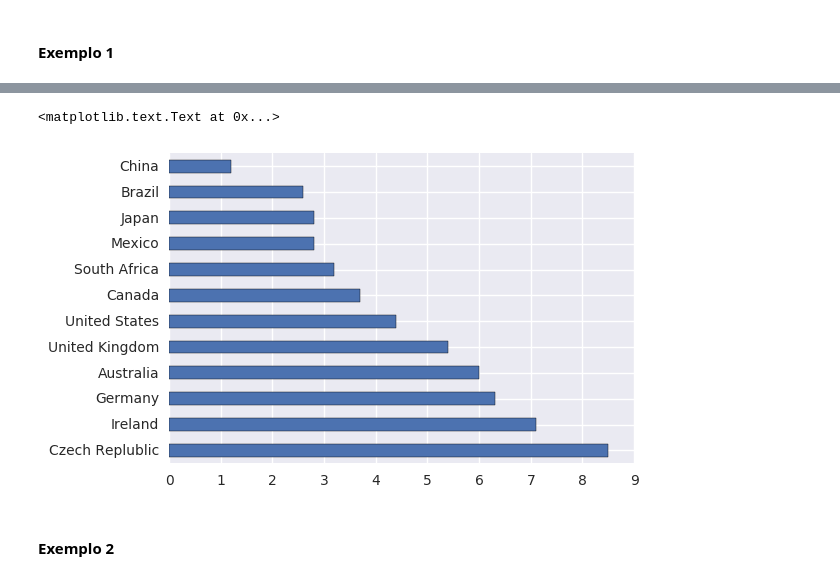
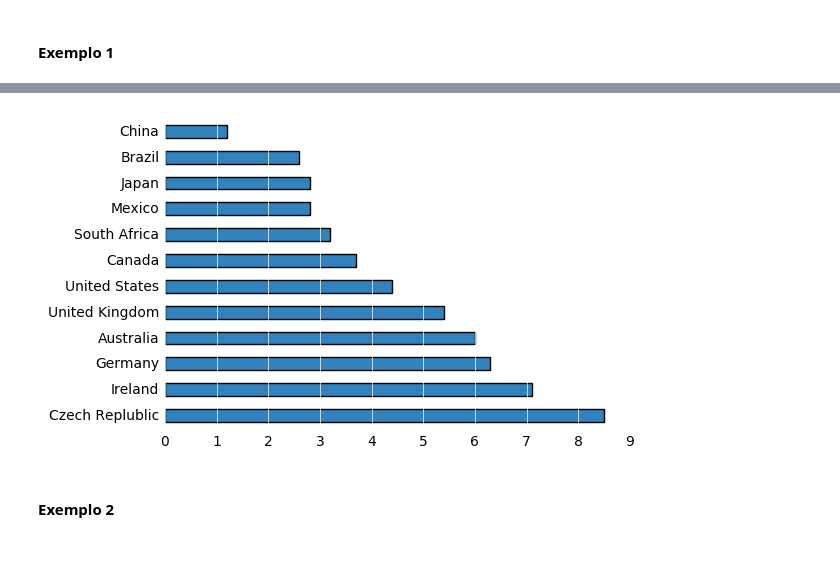
Before and after one commit to ProfLuciano/cd, a Jupyter notebook: slides/aula12-datavis-parte04.ipynb, the cells around one changed output, grey strips where cells are left out. Drawn from its saved outputs; the diff is of its cells as text; code cells hidden in the pictures; blank space fills up the shorter version.

```diff
--- a/slides/aula12-datavis-parte04.ipynb
+++ b/slides/aula12-datavis-parte04.ipynb
@@ -118,10 +132,21 @@ from io import StringIO
 df = pd.read_csv(StringIO(dados),sep=';',index_col=0)
-# %%
-df.plot.barh(legend=False)
-plt.ylabel('')
-# %% [output]
-<matplotlib.text.Text at 0x...>
-[figure, removed]
+# %%
+ax = df.plot.barh(legend=False,color='#3182bd')
+plt.ylabel('')
+ax.spines['top'].set_visible(False)
+ax.spines['right'].set_visible(False)
+ax.spines['bottom'].set_visible(False)
+ax.spines['left'].set_visible(False)
+plt.tick_params(
+    axis='both',          # changes apply to the x-axis
+    which='both',      # both major and minor ticks are affected
+    bottom='off',      # ticks along the bottom edge are off
+    top='off',         # ticks along the top edge are off
+    left='off',
+    right='off')
+ax.grid(axis='x',color='white',zorder=0,linestyle='-')
+# %% [output]
+[figure, added]
 # %% [markdown]
 #### Exemplo 2
 # %%
```
Also changed, not shown: parts of 9 cells of this notebook, 2 other files.
